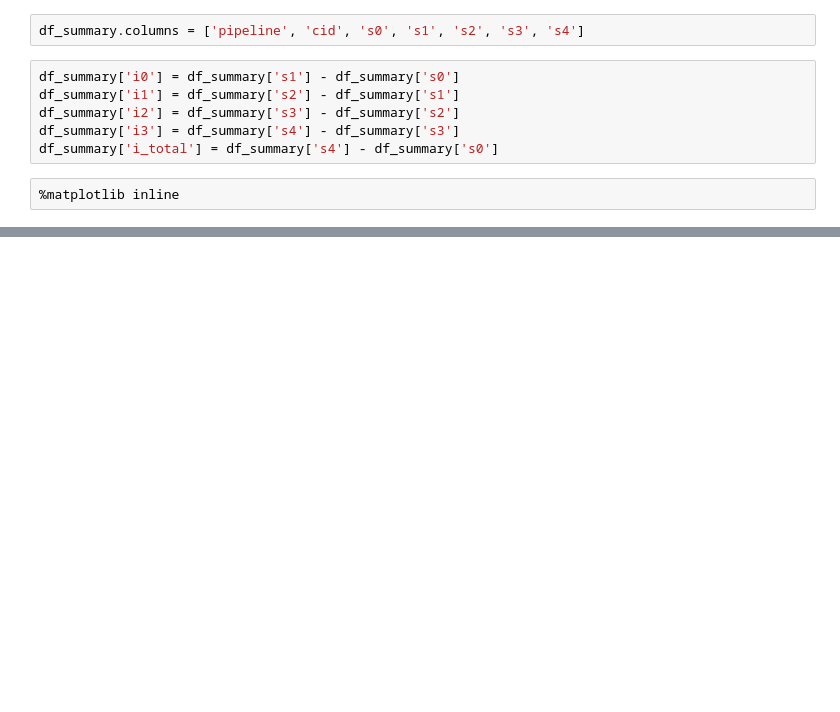
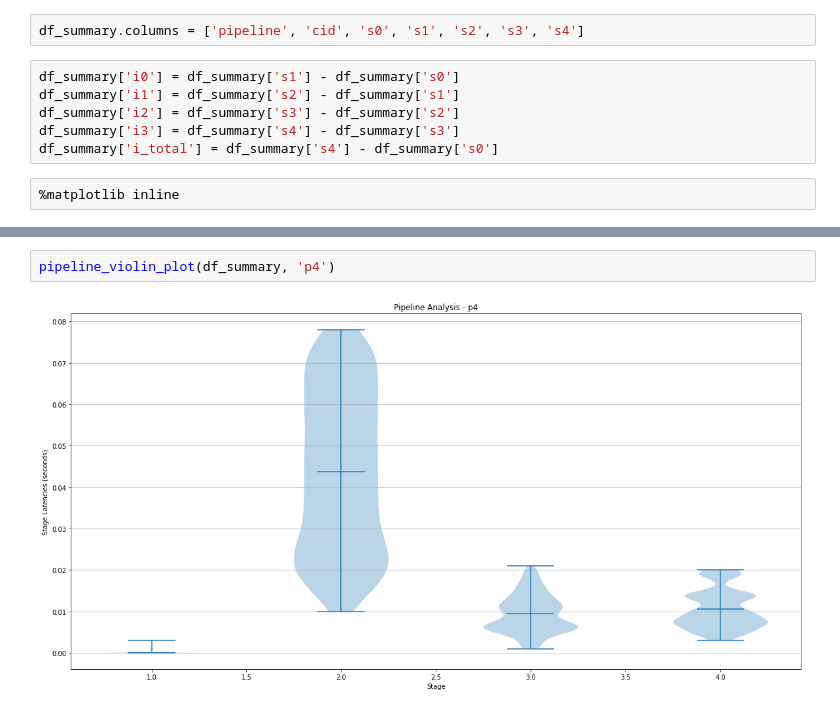
Before and after one commit to saboyle/python-nats-pipeline-exploration, a Jupyter notebook: Log Analysis.ipynb, the cells around one changed output, grey strips where cells are left out. Cells and saved outputs as stored; diff of their text form; blank space fills up the shorter version.

```diff
--- a/Log Analysis.ipynb
+++ b/Log Analysis.ipynb
@@ -94,3 +91,7 @@ pipeline_violin_plot(df_summary, 'p1')
+# %%
+pipeline_violin_plot(df_summary, 'p4')
+# %% [output]
+[figure, added]
 # %%
 pipeline_comparison_violin_plot(df_summary)
 # %% [output]
```
Also changed, not shown: parts of 11 cells of this notebook.
